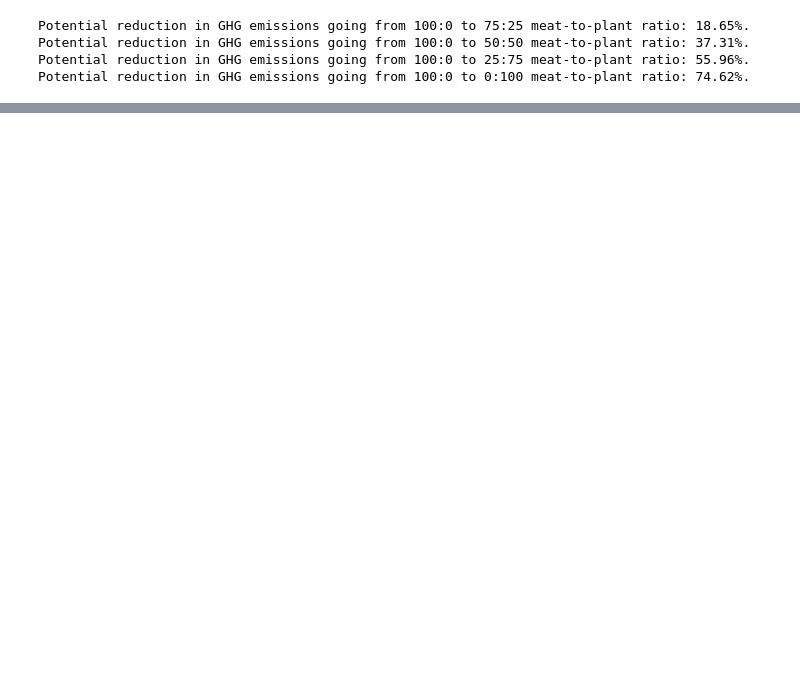
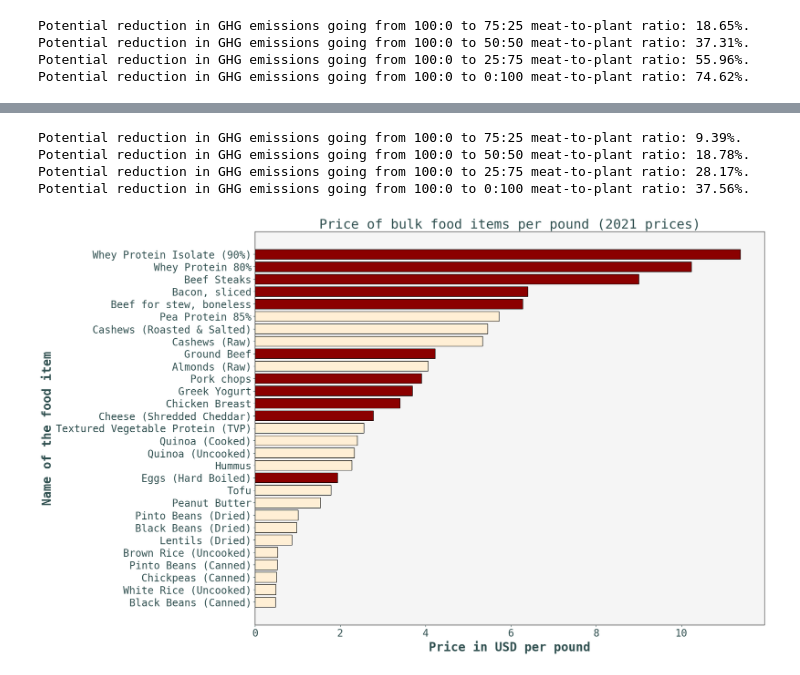
Before and after one commit to AsteroidHunter/akashworkshop, a Jupyter notebook: food_and_climate/ghg_estimate_UA.ipynb, the cells around one changed output, grey strips where cells are left out. Drawn from its saved outputs; the diff is of its cells as text; code cells hidden in the pictures; blank space fills up the shorter version.

```diff
--- a/food_and_climate/ghg_estimate_UA.ipynb
+++ b/food_and_climate/ghg_estimate_UA.ipynb
@@ -120,0 +179,41 @@ Potential reduction in GHG emissions going from 100:0 to 0:100 meat-to-plant rat
+# %%
+combined_estimated_emissions = [i + j for i, j in zip(chicken_values, tofu_values)]
+# %%
+for i in range(1, 5):
+    percent_reduction = np.round(
+        (100 * np.abs(combined_estimated_emissions[i] - combined_estimated_emissions[0]) / combined_estimated_emissions[0]),
+        2
+    )
+
+    print(
+        f"Potential reduction in GHG emissions going from {scenarios[0]} to "
+        f"{scenarios[i]} meat-to-plant ratio: "
+        f"{percent_reduction}%."
+    )
+# %% [output]
+Potential reduction in GHG emissions going from 100:0 to 75:25 meat-to-plant ratio: 9.39%.
+Potential reduction in GHG emissions going from 100:0 to 50:50 meat-to-plant ratio: 18.78%.
+Potential reduction in GHG emissions going from 100:0 to 25:75 meat-to-plant ratio: 28.17%.
+Potential reduction in GHG emissions going from 100:0 to 0:100 meat-to-plant ratio: 37.56%.
+# %%
+food_price = pd.read_csv("./food_prices_pb_vs_other.csv")
+# %%
+food_price_subset = {
+    'PB': food_price["PB?"],
+    'food': food_price["Food Item"],
+    'price_per_lb': [float(i[1:]) for i in food_price["Price per pound"]],
+}
+
+food_price_subset = pd.DataFrame(food_price_subset)
+
+food_price_sorted = food_price_subset.sort_values('price_per_lb', ascending=True)
+colors = ['papayawhip' if pb == 'Vegan' else 'darkred' for pb in food_price_sorted['PB']]
+
+plt.barh(food_price_sorted["food"], food_price_sorted["price_per_lb"],
+         edgecolor="black", color=colors)
+plt.xlabel("Price in USD per pound", fontweight="bold")
+plt.ylabel("Name of the food item", fontweight="bold")
+plt.title("Price of bulk food items per pound (2021 prices)")
+plt.savefig("./plots/price_per_pound.png", dpi=600, bbox_inches="tight")
+# %% [output]
+[figure, added]
```
Also changed, not shown: parts of 5 cells of this notebook.
